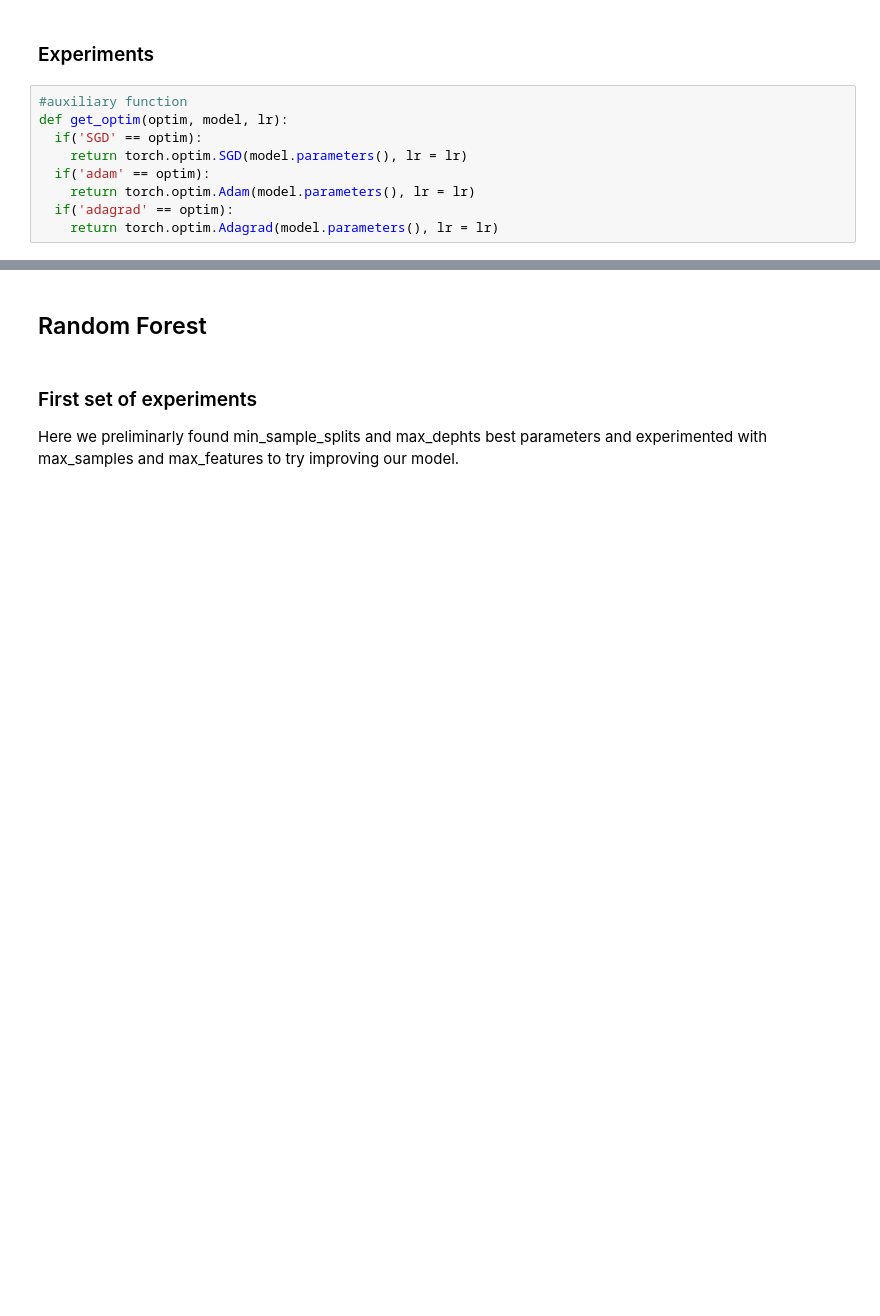
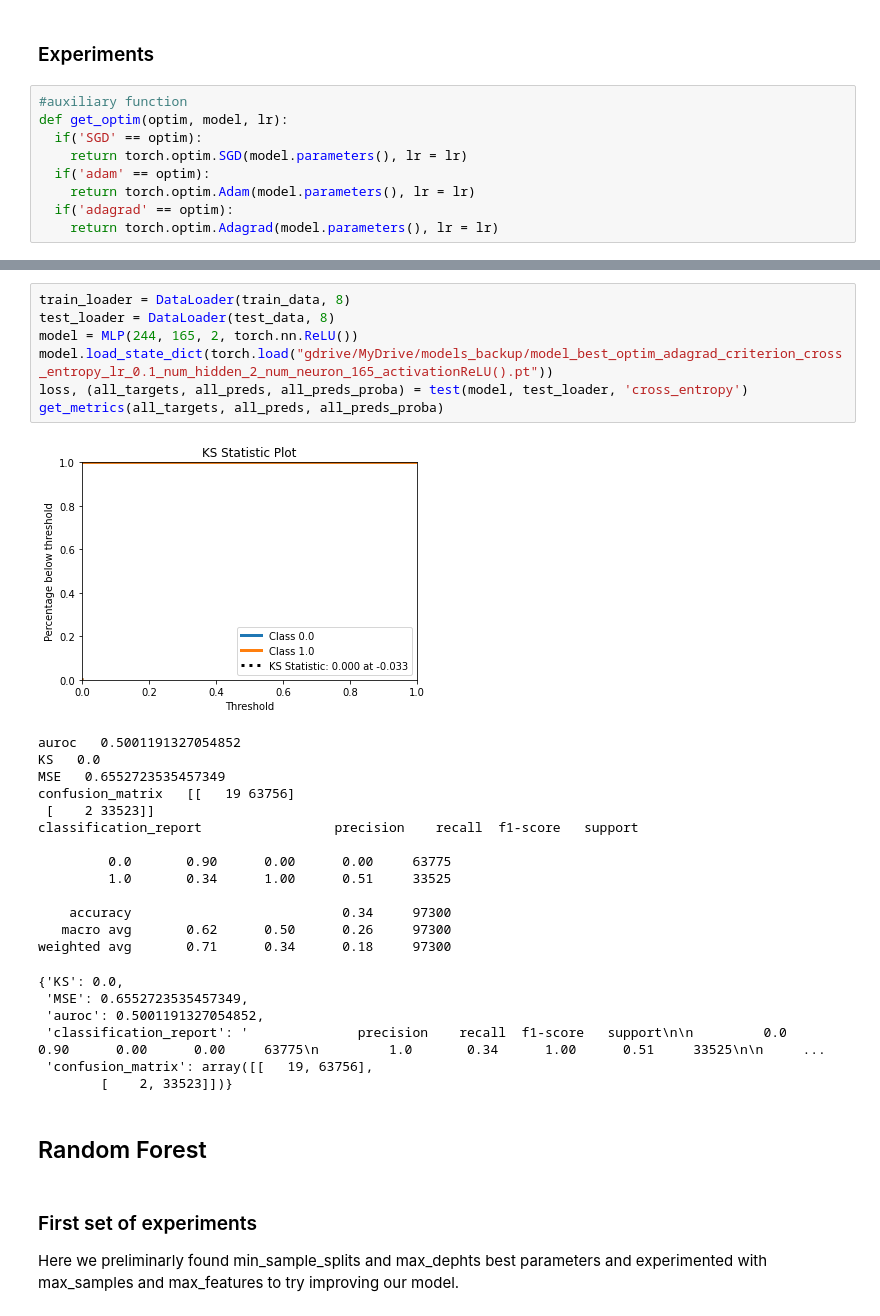
Before and after one commit to pietromasur/credit-risk-analysis, a Jupyter notebook: credit_risk_analysis.ipynb, the cells around one changed output, grey strips where cells are left out. Drawn from its saved outputs; the diff is of its cells as text; blank space fills up the shorter version.

```diff
--- a/credit_risk_analysis.ipynb
+++ b/credit_risk_analysis.ipynb
@@ -409,3 +427,31 @@ weighted avg       0.43      0.66      0.52     97300
+# %%
+train_loader = DataLoader(train_data, 8)
+test_loader = DataLoader(test_data, 8)
+model = MLP(244, 165, 2, torch.nn.ReLU())
+model.load_state_dict(torch.load("gdrive/MyDrive/models_backup/model_best_optim_adagrad_criterion_cross_entropy_lr_0.1_num_hidden_2_num_neuron_165_activationReLU().pt"))
+loss, (all_targets, all_preds, all_preds_proba) = test(model, test_loader, 'cross_entropy')
+get_metrics(all_targets, all_preds, all_preds_proba)
+# %% [output]
+[figure, added]
+auroc   0.5001191327054852
+KS   0.0
+MSE   0.6552723535457349
+confusion_matrix   [[   19 63756]
+ [    2 33523]]
+classification_report                 precision    recall  f1-score   support
+
+         0.0       0.90      0.00      0.00     63775
+         1.0       0.34      1.00      0.51     33525
+
+    accuracy                           0.34     97300
+   macro avg       0.62      0.50      0.26     97300
+weighted avg       0.71      0.34      0.18     97300
+{'KS': 0.0,
+ 'MSE': 0.6552723535457349,
+ 'auroc': 0.5001191327054852,
+ 'classification_report': '              precision    recall  f1-score   support\n\n         0.0       0.90      0.00      0.00     63775\n         1.0       0.34      1.00      0.51     33525\n\n     ...
+ 'confusion_matrix': array([[   19, 63756],
+        [    2, 33523]])}
 # %% [markdown]
 ## Random Forest
 # %% [markdown]
```
Also changed, not shown: parts of 4 cells of this notebook.
